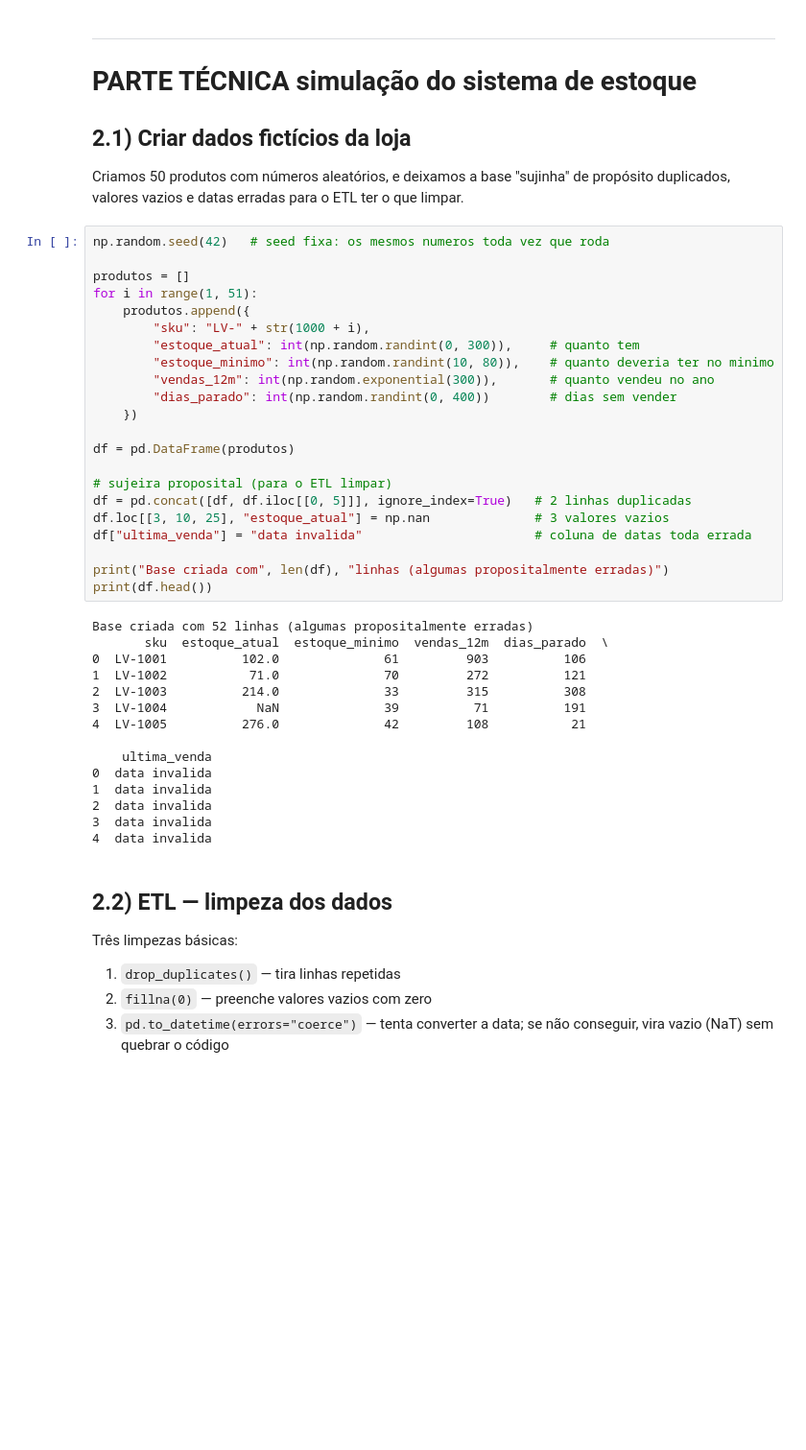
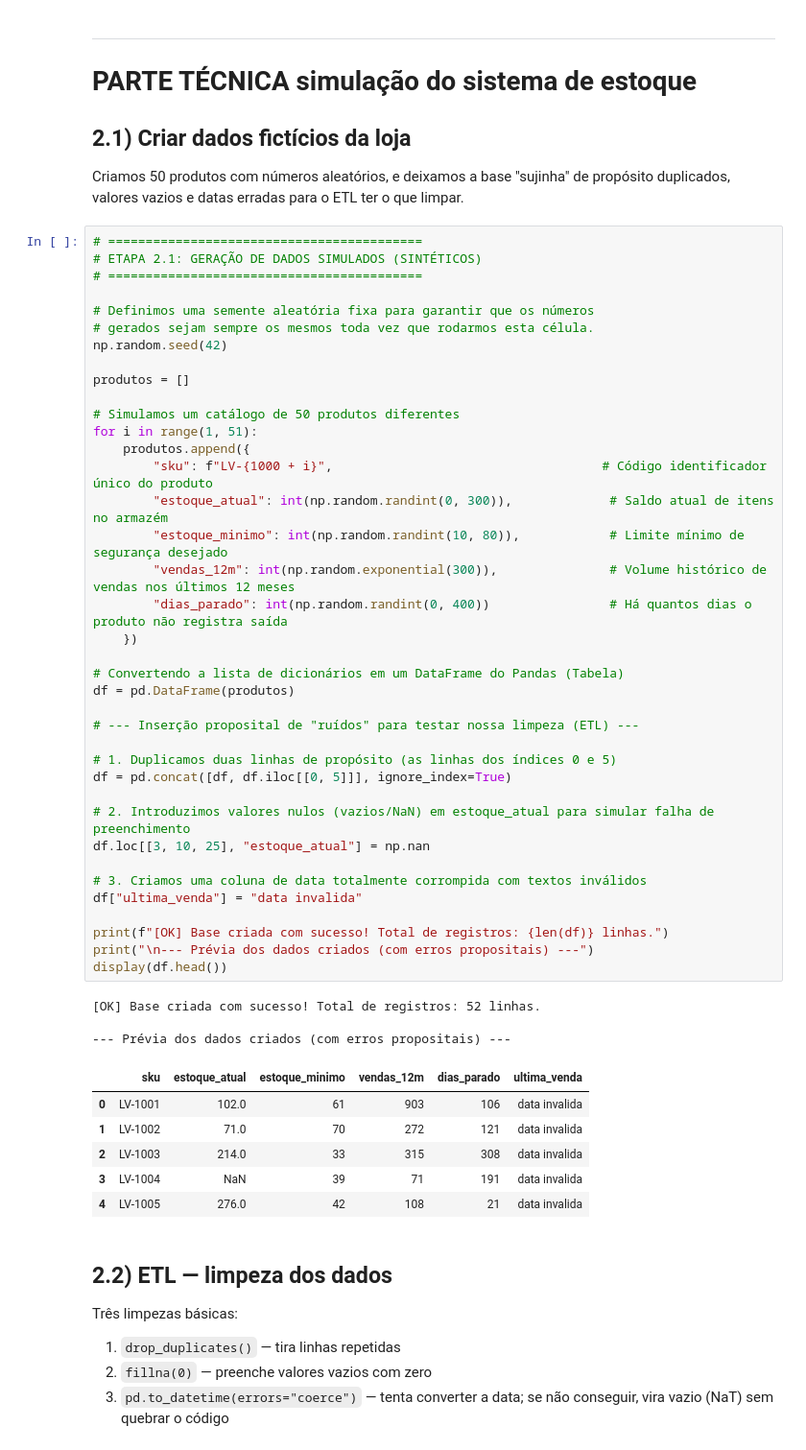
Before and after one commit to helviuni9/Controle_Estoque, a Jupyter notebook: Controle_Estoque.ipynb, the cells around one changed output. Shown at 96% size. Saved outputs shown, nothing was run; the diff lists cells and outputs as text; blank space fills up the shorter version.

```diff
--- a/Controle_Estoque.ipynb
+++ b/Controle_Estoque.ipynb
@@ -236,42 +236,53 @@ PLANO B:  Codigo todo no GitHub com explicacoes, para outro assumir
 Criamos 50 produtos com números aleatórios, e deixamos a base "sujinha" de propósito
 duplicados, valores vazios e datas erradas para o ETL ter o que limpar.
 # %%
-np.random.seed(42)   # seed fixa: os mesmos numeros toda vez que roda
+# ==========================================
+# ETAPA 2.1: GERAÇÃO DE DADOS SIMULADOS (SINTÉTICOS)
+# ==========================================
+
+# Definimos uma semente aleatória fixa para garantir que os números
+# gerados sejam sempre os mesmos toda vez que rodarmos esta célula.
+np.random.seed(42)
 
 produtos = []
+
+# Simulamos um catálogo de 50 produtos diferentes
 for i in range(1, 51):
     produtos.append({
-        "sku": "LV-" + str(1000 + i),
-        "estoque_atual": int(np.random.randint(0, 300)),     # quanto tem
-        "estoque_minimo": int(np.random.randint(10, 80)),    # quanto deveria ter no minimo
-        "vendas_12m": int(np.random.exponential(300)),       # quanto vendeu no ano
-        "dias_parado": int(np.random.randint(0, 400))        # dias sem vender
+        "sku": f"LV-{1000 + i}",                                    # Código identificador único do produto
+        "estoque_atual": int(np.random.randint(0, 300)),             # Saldo atual de itens no armazém
+        "estoque_minimo": int(np.random.randint(10, 80)),            # Limite mínimo de segurança desejado
+        "vendas_12m": int(np.random.exponential(300)),               # Volume histórico de vendas nos últimos 12 meses
+        "dias_parado": int(np.random.randint(0, 400))                # Há quantos dias o produto não registra saída
     })
 
+# Convertendo a lista de dicionários em um DataFrame do Pandas (Tabela)
 df = pd.DataFrame(produtos)
 
-# sujeira proposital (para o ETL limpar)
-df = pd.concat([df, df.iloc[[0, 5]]], ignore_index=True)   # 2 linhas duplicadas
-df.loc[[3, 10, 25], "estoque_atual"] = np.nan              # 3 valores vazios
-df["ultima_venda"] = "data invalida"                       # coluna de datas toda errada
+# --- Inserção proposital de "ruídos" para testar nossa limpeza (ETL) ---
 
-print("Base criada com", len(df), "linhas (algumas propositalmente erradas)")
-print(df.head())
+# 1. Duplicamos duas linhas de propósito (as linhas dos índices 0 e 5)
+df = pd.concat([df, df.iloc[[0, 5]]], ignore_index=True)
+
+# 2. Introduzimos valores nulos (vazios/NaN) em estoque_atual para simular falha de preenchimento
+df.loc[[3, 10, 25], "estoque_atual"] = np.nan
+
+# 3. Criamos uma coluna de data totalmente corrompida com textos inválidos
+df["ultima_venda"] = "data invalida"
+
+print(f"[OK] Base criada com sucesso! Total de registros: {len(df)} linhas.")
+print("\n--- Prévia dos dados criados (com erros propositais) ---")
+display(df.head())
 # %% [output]
-Base criada com 52 linhas (algumas propositalmente erradas)
-       sku  estoque_atual  estoque_minimo  vendas_12m  dias_parado  \
-0  LV-1001          102.0              61         903          106
-1  LV-1002           71.0              70         272          121
-2  LV-1003          214.0              33         315          308
-3  LV-1004            NaN              39          71          191
-4  LV-1005          276.0              42         108           21
+[OK] Base criada com sucesso! Total de registros: 52 linhas.
 
-    ultima_venda
-0  data invalida
-1  data invalida
-2  data invalida
-3  data invalida
-4  data invalida
+--- Prévia dos dados criados (com erros propositais) ---
+|  | sku | estoque_atual | estoque_minimo | vendas_12m | dias_parado | ultima_venda |
+| 0 | LV-1001 | 102.0 | 61 | 903 | 106 | data invalida |
+| 1 | LV-1002 | 71.0 | 70 | 272 | 121 | data invalida |
+| 2 | LV-1003 | 214.0 | 33 | 315 | 308 | data invalida |
+| 3 | LV-1004 | NaN | 39 | 71 | 191 | data invalida |
+| 4 | LV-1005 | 276.0 | 42 | 108 | 21 | data invalida |
 # %% [markdown]
 ## 2.2) ETL — limpeza dos dados
 Três limpezas básicas:
```
Also changed, not shown: parts of 8 cells of this notebook.
